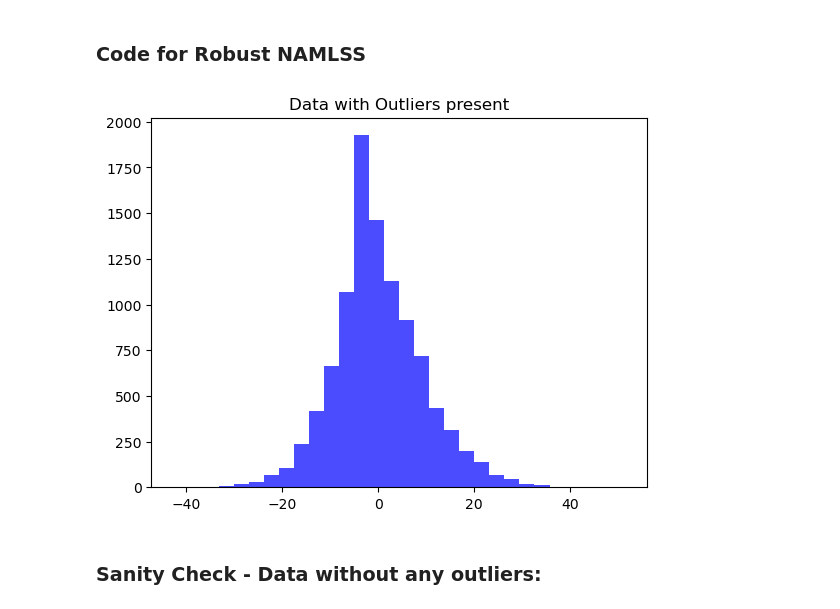
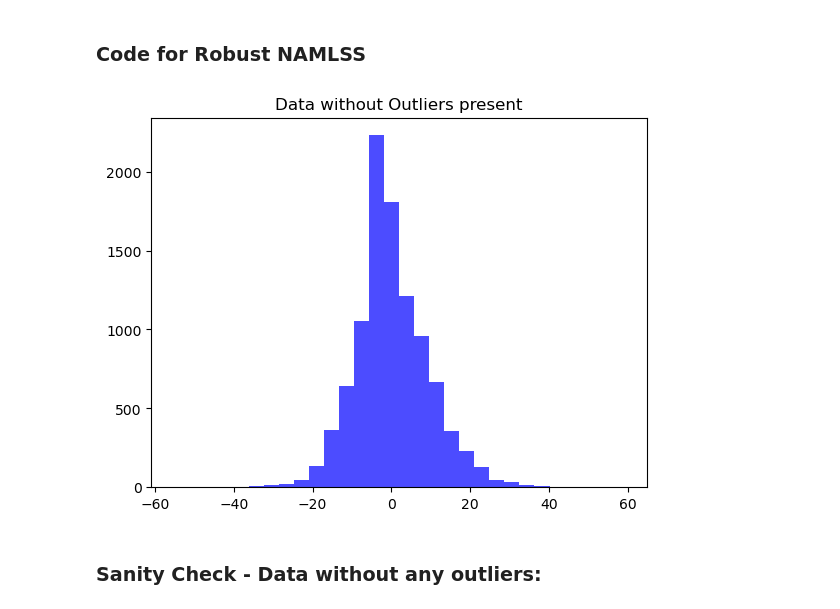
Before and after one commit to tobiasweckop/Robust-NAMLSS, a Jupyter notebook: robust_namlss.ipynb, the cells around one changed output. Cells and saved outputs as stored; diff of their text form; code cells hidden in the pictures.

```diff
--- a/robust_namlss.ipynb
+++ b/robust_namlss.ipynb
@@ -104,7 +104,7 @@ class NormalNAMLSS(nn.Module):
         return mu_components, sigma_components
 # %%
 ########## Training Dataset ##########
-prop_corrupt = 0.2
+prop_corrupt = 0.1
 n_train, n_val = 10000, 10000
 Uniform = dist.Uniform(-3, 3)
 X_train = Uniform.sample(sample_shape = [n_train, 3])
@@ -121,40 +121,40 @@ y_train = F1 + F2 + F3 + torch.normal(torch.zeros(n_train), std = F.softplus(S1
 y_train = y_train.view(n_train, 1)
 
 plt.hist(y_train.detach().numpy(), bins = 30, color = "blue", alpha = 0.7)
-plt.title("Data with Outliers present")
+plt.title("Data without Outliers present")
 plt.show()
 
 ########## Validation Dataset ###########
 
 X_val = Uniform.sample(sample_shape = [n_val, 3])
 
 F1_val = (0.8 * X_val[:,0])**3
 F2_val = 5 * np.sin(X_val[:,1])
 F3_val = 2 * np.cos(X_val[:,2])
 
 S1_val = torch.ones(n_val)
 S2_val = X_val[:,1] * 3
 S3_val = X_val[:,2]**2
 
 y_val = F1_val + F2_val + F3_val + torch.normal(torch.zeros(n_val), std = F.softplus(S1_val + S2_val + S3_val))
 y_val = y_val.view(n_val, 1)
 
 ########## Testing Dataset ##########
 n_test = 5000
 X_test = Uniform.sample(sample_shape = [n_test, 3])
 
 F1_test = (0.8 * X_test[:,0])**3
 F2_test = 5 * np.sin(X_test[:,1])
 F3_test = 2 * np.cos(X_test[:,2])
 
 S1_test = torch.ones(n_test)
 S2_test = X_test[:, 1] * 3
 S3_test = X_test[:, 2] ** 2
 
 y_test = F1_test + F2_test + F3_test + torch.normal(torch.zeros(n_test), std = F.softplus(S1_test + S2_test + S3_test))
 y_test = y_test.view(n_test, 1)
 # %% [output]
-[figure, old version]
+[figure, new version]
 # %% [markdown]
 ### Sanity Check - Data without any outliers:
 # %%
```
Also changed, not shown: parts of 18 cells of this notebook.
